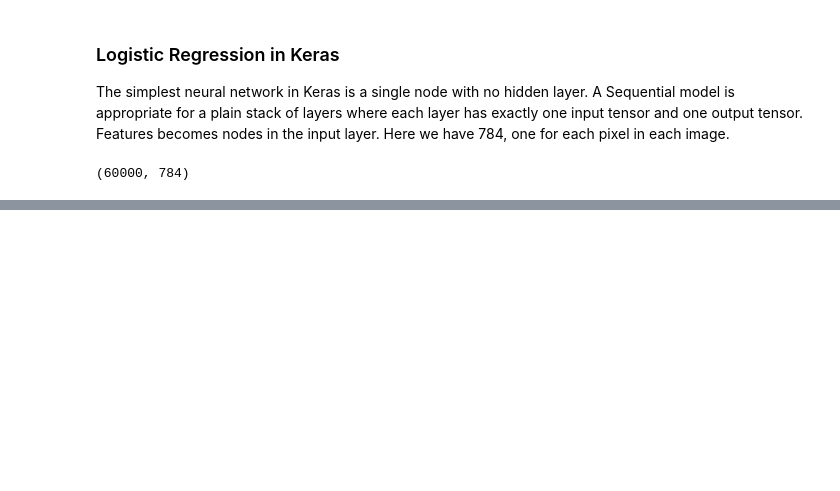
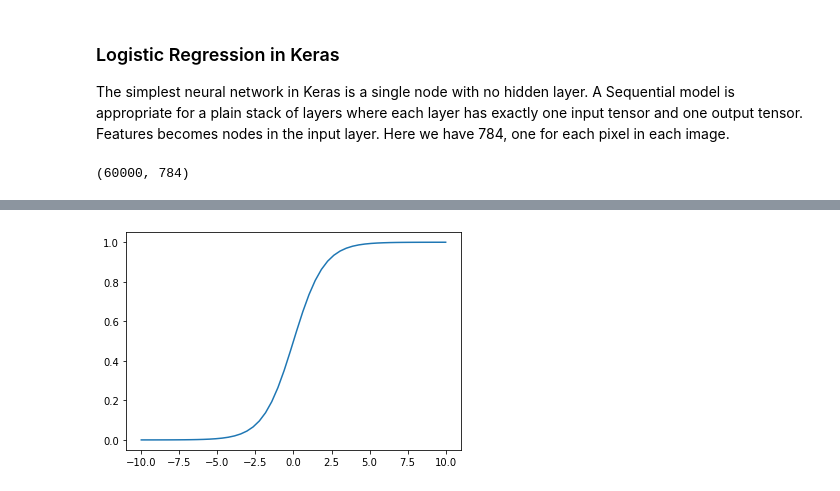
Before and after one commit to konstanzer/deep-learning, a Jupyter notebook: perceptrons.ipynb, the cells around one changed output, grey strips where cells are left out. Cells and saved outputs as stored; diff of their text form; code cells hidden in the pictures; blank space fills up the shorter version.

```diff
--- a/perceptrons.ipynb
+++ b/perceptrons.ipynb
@@ -103,0 +112,8 @@ print(yhat3[:7].T)
+# %%
+
+#here's what the activation/sigmoid function looks like
+def sigmoid(z): return 1/ (1+np.exp(-z))
+x = np.linspace(-10,10)
+plt.plot(x, sigmoid(x)); #0 to 1 no matter how small or big x gets
+# %% [output]
+[figure, added]
```
Also changed, not shown: parts of 29 cells of this notebook.
